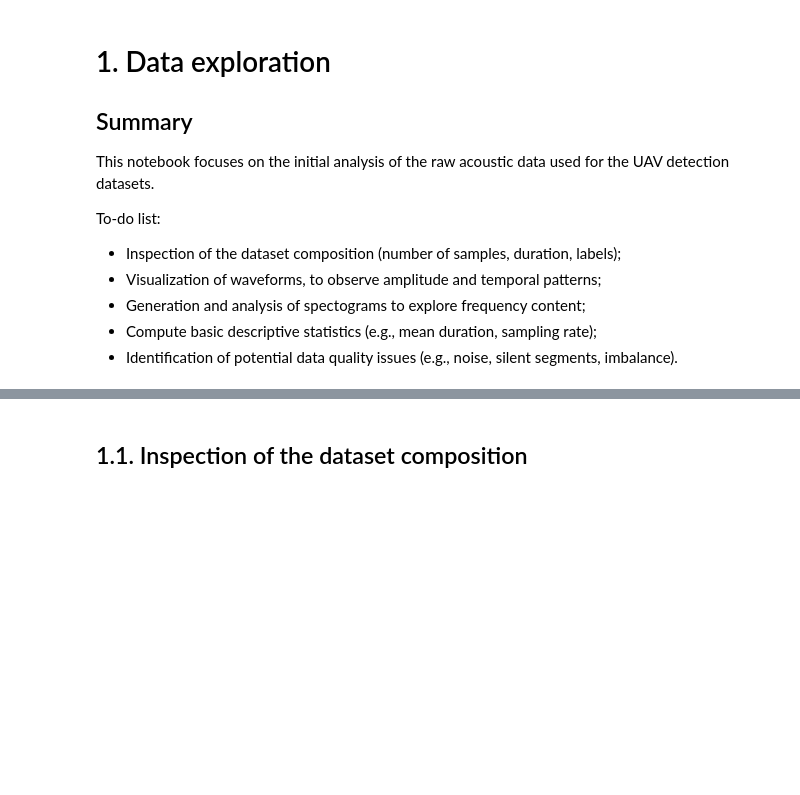
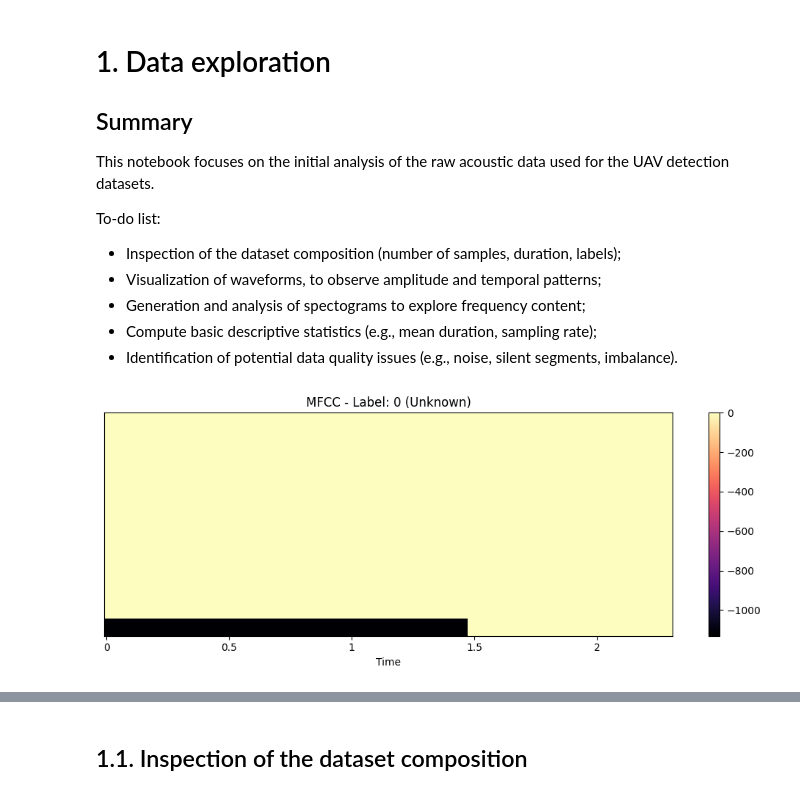
Before and after one commit to ricardofdr/acoustic-uav-detection, a Jupyter notebook: 01_data_exploration.ipynb, the cells around one changed output, grey strips where cells are left out. Cells and saved outputs as stored; diff of their text form; code cells hidden in the pictures; blank space fills up the shorter version.

Commit message:
Added an example of sample and MFCCs extraction for Binary_Drone_Audio

```diff
--- a/01_data_exploration.ipynb
+++ b/01_data_exploration.ipynb
@@ -12,0 +23,4 @@ To-do list:
+# %%
+# Path to Binary_Drone_Audio
+DATA_DIR = "./data/DroneAudioDataset-master/Binary_Drone_Audio"
+LABELS = {"unknown": 0, "yes_drone": 1}
@@ -12,0 +57,21 @@ To-do list:
+# %%
+X = []
+y = []
+
+for label_name, label_value in LABELS.items():
+    folder_path = os.path.join(DATA_DIR, label_name)
+    for file_name in os.listdir(folder_path):
+        if file_name.endswith(".wav"):
+            file_path = os.path.join(folder_path, file_name)
+            mfcc = extract_mfcc(file_path)
+            X.append(mfcc)
+            y.append(label_value)
+# %%
+plt.figure(figsize=(10, 4))
+librosa.display.specshow(X[y.index(0)], x_axis= "time")
+plt.colorbar()
+plt.title(f'MFCC - Label: 0 (Unknown)')
+plt.tight_layout()
+plt.show()
+# %% [output]
+[figure, added]
```
Also changed, not shown: parts of 6 cells of this notebook, 1 other file.
